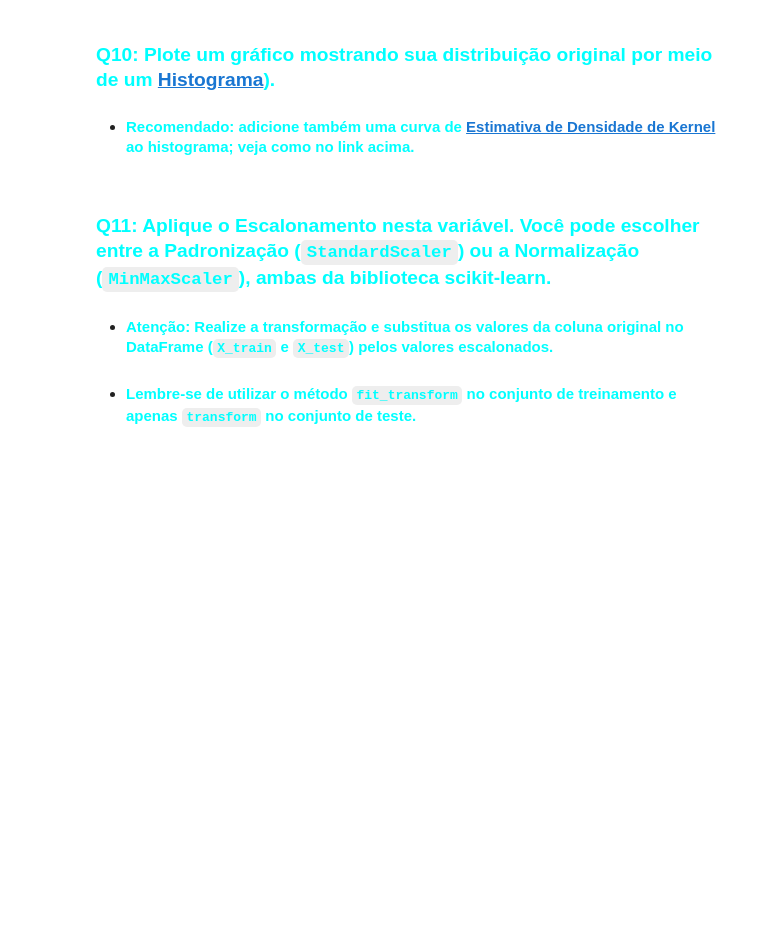
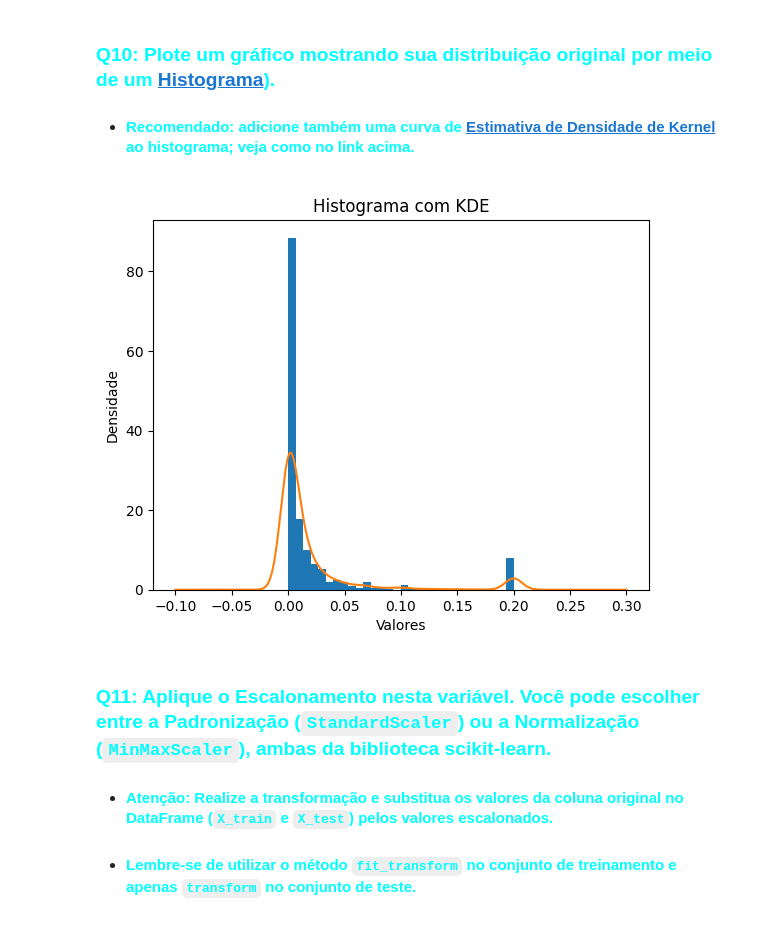
Before and after one commit to MatheusAndrade23/E08-L2-Project, a Jupyter notebook: lab/C24_2026_1_L1_Atividade_04_355.ipynb, the cells around one changed output. Cells and saved outputs as stored; diff of their text form; code cells hidden in the pictures; blank space fills up the shorter version.

```diff
--- a/lab/C24_2026_1_L1_Atividade_04_355.ipynb
+++ b/lab/C24_2026_1_L1_Atividade_04_355.ipynb
@@ -191,6 +197,18 @@ Máximo: 0.2
 # %% [markdown]
 ### <font color='cyan'>Q10: Plote um gráfico mostrando sua distribuição original por meio de um [Histograma](https://seaborn.pydata.org/generated/seaborn.histplot.html)).</font>
 - #### <font color='cyan'>Recomendado: adicione também uma curva de [Estimativa de Densidade de Kernel](https://pt.wikipedia.org/wiki/Estimativa_de_densidade_kernel) ao histograma; veja como no link acima.</font>
+# %%
+import matplotlib.pyplot as plt
+
+selected_column.plot(kind="hist", density=True, bins=30)
+selected_column.plot(kind="kde")
+
+plt.title("Histograma com KDE")
+plt.xlabel("Valores")
+plt.ylabel("Densidade")
+plt.show()
+# %% [output]
+[figure, added]
 # %% [markdown]
 ### <font color='cyan'>Q11: Aplique o Escalonamento nesta variável. Você pode escolher entre a Padronização (`StandardScaler`) ou a Normalização (`MinMaxScaler`), ambas da biblioteca scikit-learn.</font>
 
```
Also changed, not shown: parts of 13 cells of this notebook.
